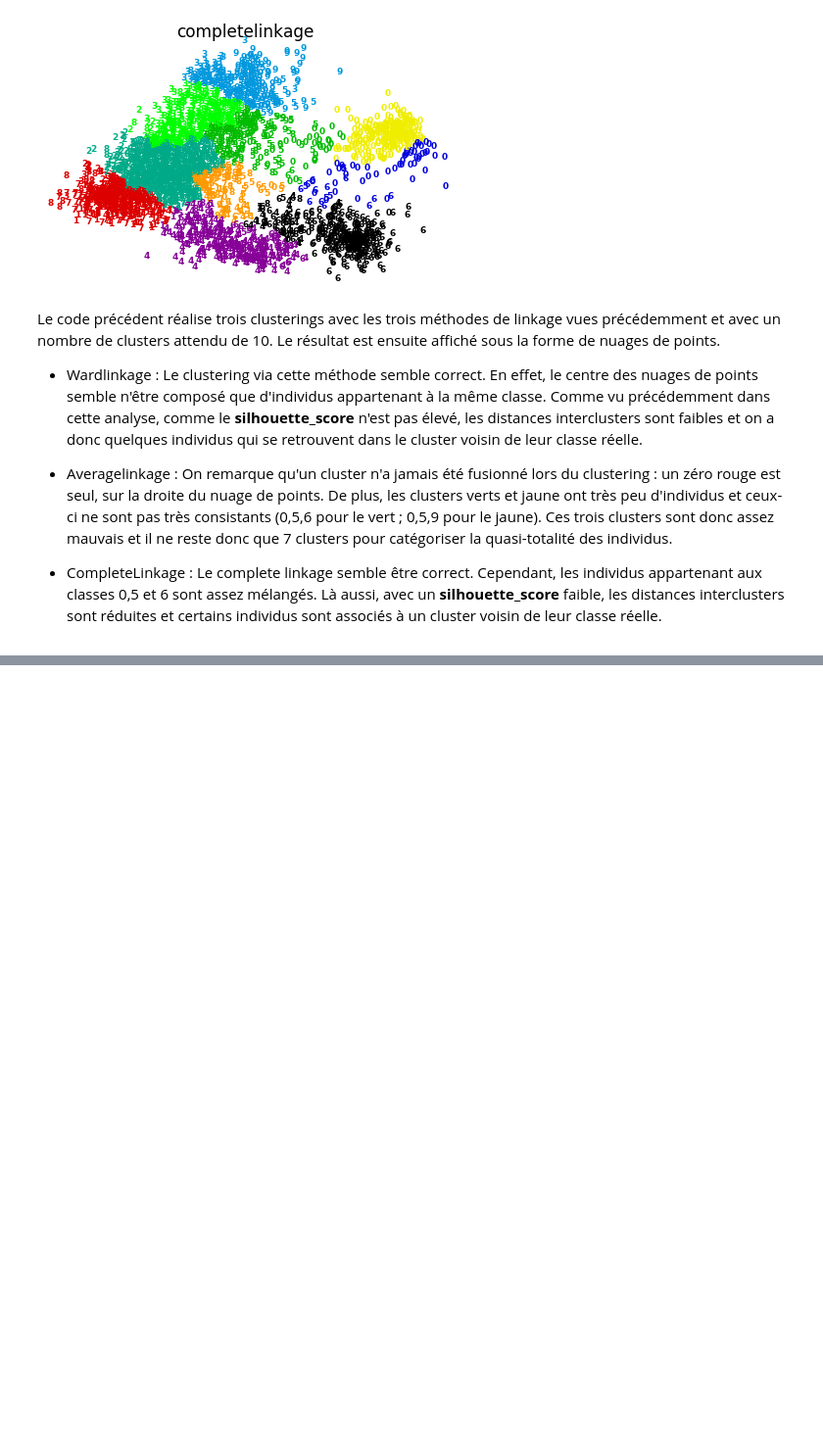
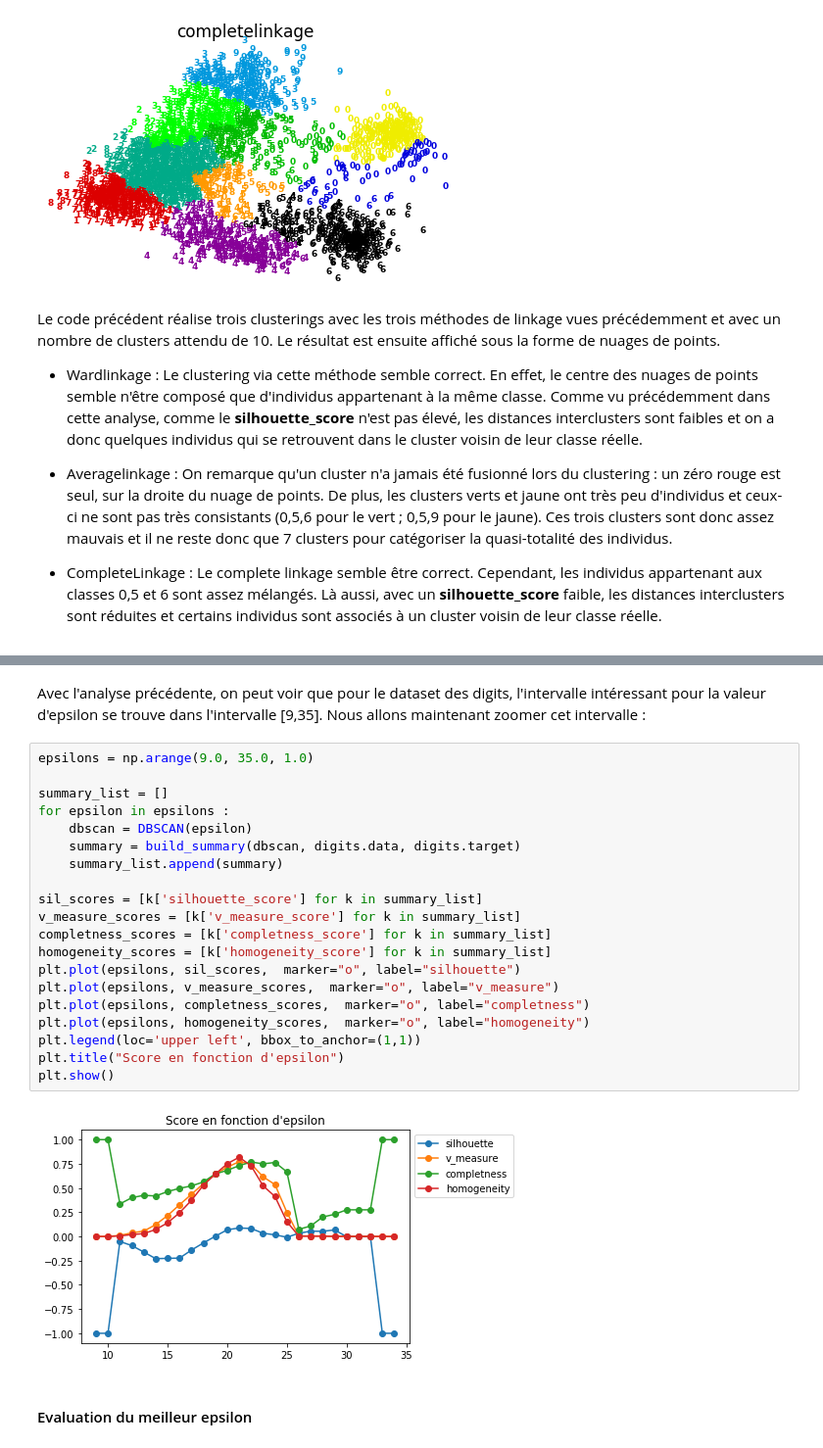
Before and after one commit to BastienBigue/Clustering, a Jupyter notebook: UnsupervisedLearning.ipynb, the cells around one changed output, grey strips where cells are left out. Shown at 98% size. Cells and saved outputs as stored; diff of their text form; blank space fills up the shorter version.

```diff
--- a/UnsupervisedLearning.ipynb
+++ b/UnsupervisedLearning.ipynb
@@ -545,0 +614,26 @@ Les paramètres jouant sur la clusterisation sont le nombre de clusters et la m
+# %% [markdown]
+Avec l'analyse précédente, on peut voir que pour le dataset des digits, l'intervalle intéressant pour la valeur d'epsilon se trouve dans l'intervalle [9,35]. Nous allons maintenant zoomer cet intervalle :
+# %%
+epsilons = np.arange(9.0, 35.0, 1.0)
+
+summary_list = []
+for epsilon in epsilons :
+    dbscan = DBSCAN(epsilon)
+    summary = build_summary(dbscan, digits.data, digits.target)
+    summary_list.append(summary)
+
+sil_scores = [k['silhouette_score'] for k in summary_list]
+v_measure_scores = [k['v_measure_score'] for k in summary_list]
+completness_scores = [k['completness_score'] for k in summary_list]
+homogeneity_scores = [k['homogeneity_score'] for k in summary_list]
+plt.plot(epsilons, sil_scores,  marker="o", label="silhouette")
+plt.plot(epsilons, v_measure_scores,  marker="o", label="v_measure")
+plt.plot(epsilons, completness_scores,  marker="o", label="completness")
+plt.plot(epsilons, homogeneity_scores,  marker="o", label="homogeneity")
+plt.legend(loc='upper left', bbox_to_anchor=(1,1))
+plt.title("Score en fonction d'epsilon")
+plt.show()
+# %% [output]
+[figure, added]
+# %% [markdown]
+#### Evaluation du meilleur epsilon
```
Also changed, not shown: parts of 20 cells of this notebook.
